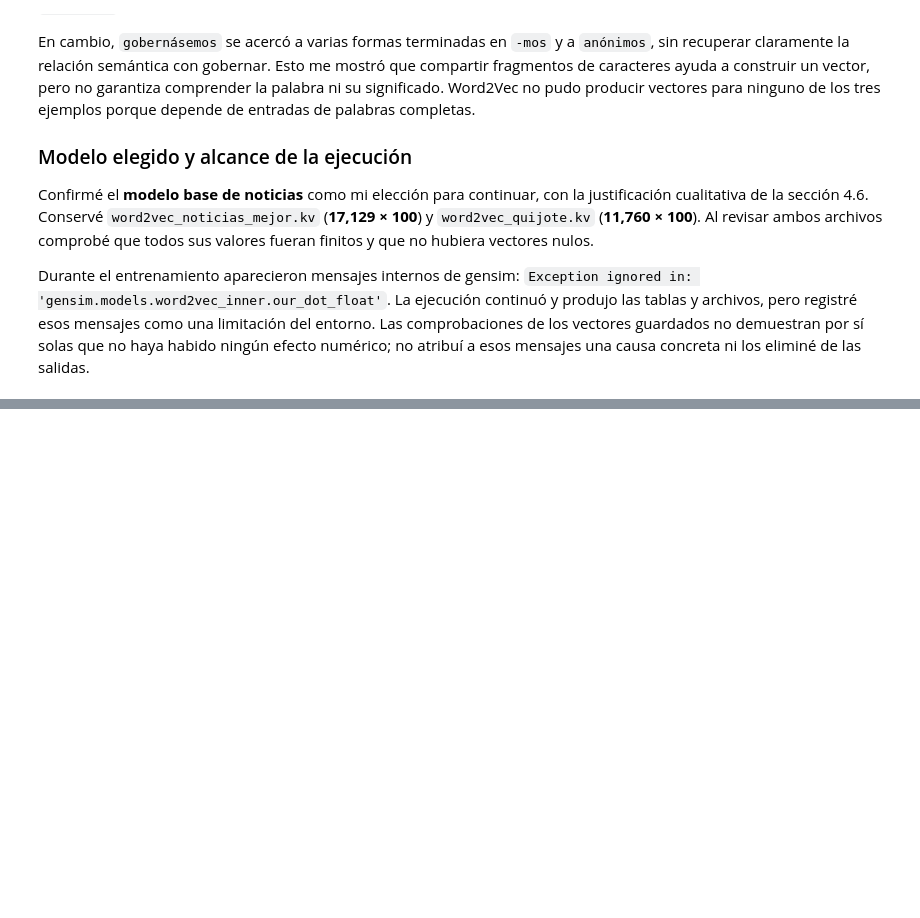
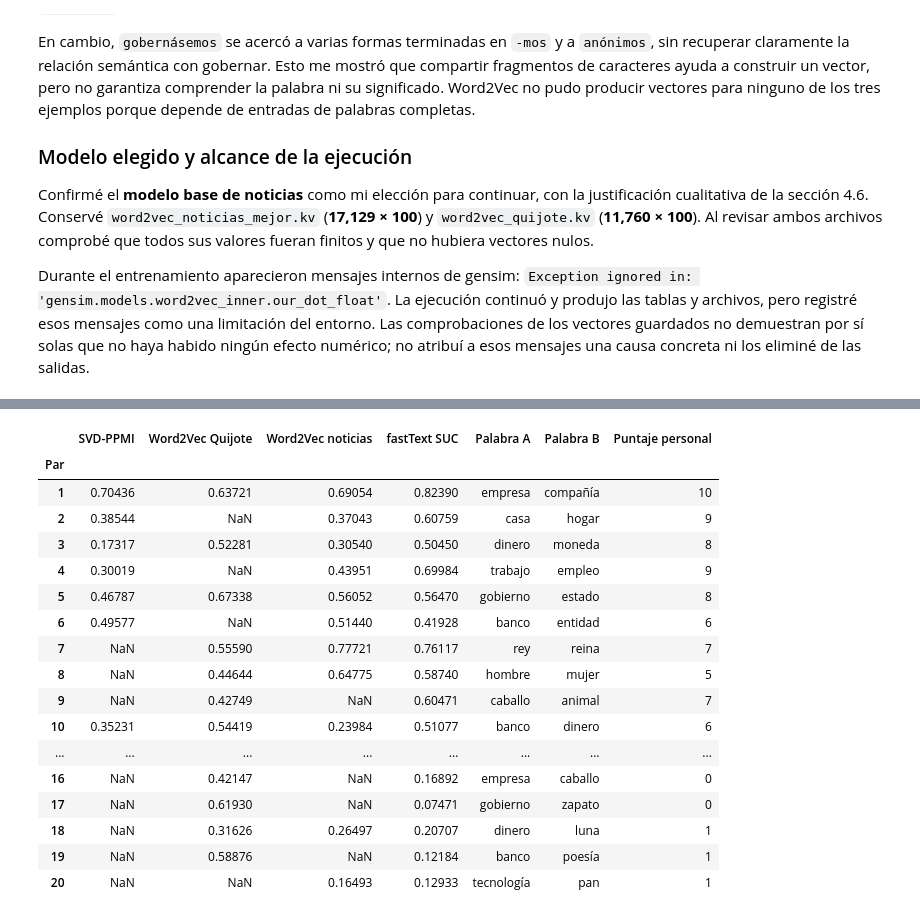
Before and after one commit to Jtanchezz/NLP, a Jupyter notebook: Lab9/lab9.ipynb, the cells around one changed output, grey strips where cells are left out. Saved outputs shown, nothing was run; the diff lists cells and outputs as text; code cells hidden in the pictures; blank space fills up the shorter version.

```diff
--- a/Lab9/lab9.ipynb
+++ b/Lab9/lab9.ipynb
@@ -1402,0 +1591,69 @@ Durante el entrenamiento aparecieron mensajes internos de gensim: `Exception ign
+# %%
+gold_similitud = pd.DataFrame([
+    ("empresa", "compañía", 10, "Muy parecidas"),
+    ("casa", "hogar", 9, "Muy parecidas"),
+    ("dinero", "moneda", 8, "Muy parecidas"),
+    ("trabajo", "empleo", 9, "Muy parecidas"),
+    ("gobierno", "estado", 8, "Muy parecidas"),
+    ("banco", "entidad", 6, "Relacionadas"),
+    ("rey", "reina", 7, "Relacionadas"),
+    ("hombre", "mujer", 5, "Relacionadas"),
+    ("caballo", "animal", 7, "Relacionadas"),
+    ("banco", "dinero", 6, "Relacionadas"),
+    ("gobierno", "ley", 6, "Relacionadas"),
+    ("mercado", "economía", 7, "Relacionadas"),
+    ("tecnología", "innovación", 7, "Relacionadas"),
+    ("empresa", "mercado", 5, "Relacionadas"),
+    ("casa", "familia", 5, "Relacionadas"),
+    ("empresa", "caballo", 0, "Sin relación directa"),
+    ("gobierno", "zapato", 0, "Sin relación directa"),
+    ("dinero", "luna", 1, "Sin relación directa"),
+    ("banco", "poesía", 1, "Sin relación directa"),
+    ("tecnología", "pan", 1, "Sin relación directa"),
+], columns=["Palabra A", "Palabra B", "Puntaje personal", "Grupo"])
+gold_similitud.index = pd.RangeIndex(1, 21, name="Par")
+display(gold_similitud)
+
+filas_gold = []
+for id_par, fila in gold_similitud.iterrows():
+    a, b = fila["Palabra A"], fila["Palabra B"]
+    for nombre, modelo in modelos_seccion5.items():
+        faltantes = [p for p in (a, b) if p not in modelo.key_to_index]
+        filas_gold.append({
+            "Par": id_par, "Modelo": nombre, "Palabra A": a, "Palabra B": b,
+            "Puntaje personal": fila["Puntaje personal"],
+            "Coseno": coseno(modelo[a], modelo[b]) if not faltantes else np.nan,
+            "Cubierto": not faltantes, "Palabras OOV": ", ".join(faltantes),
+        })
+resultados_gold = pd.DataFrame(filas_gold)
+
+
+def spearman_seguro(datos):
+    if len(datos) < 3 or datos["Puntaje personal"].nunique() < 2 or datos["Coseno"].nunique() < 2:
+        return np.nan
+    return float(spearmanr(datos["Puntaje personal"], datos["Coseno"]).statistic)
+
+
+pares_gold_comunes = resultados_gold.groupby("Par")["Cubierto"].all()
+ids_gold_comunes = pares_gold_comunes[pares_gold_comunes].index
+filas_spearman = []
+for nombre, grupo in resultados_gold.groupby("Modelo", sort=False):
+    cubiertos = grupo[grupo["Cubierto"]]
+    comunes = grupo[grupo["Par"].isin(ids_gold_comunes)]
+    filas_spearman.append({
+        "Modelo": nombre, "Pares evaluados": len(cubiertos),
+        "Pares OOV": int((~grupo["Cubierto"]).sum()),
+        "Spearman (cobertura propia)": spearman_seguro(cubiertos),
+        "Pares comunes": len(comunes),
+        "Spearman (pares comunes)": spearman_seguro(comunes),
+    })
+resumen_spearman = pd.DataFrame(filas_spearman)
+display(resultados_gold.pivot(index="Par", columns="Modelo", values="Coseno").join(
+    gold_similitud[["Palabra A", "Palabra B", "Puntaje personal"]]
+).round(5))
+display(resumen_spearman.round(5))
+print("Pares con cobertura en todos los modelos:", list(ids_gold_comunes))
+print("Pares excluidos por modelo:")
+display(resultados_gold.loc[~resultados_gold["Cubierto"],
+    ["Modelo", "Par", "Palabra A", "Palabra B", "Palabras OOV"]])
+# %% [output]
@@ -1402,0 +1678,18 @@ Durante el entrenamiento aparecieron mensajes internos de gensim: `Exception ign
+|  | SVD-PPMI | Word2Vec Quijote | Word2Vec noticias | fastText SUC | Palabra A | Palabra B | Puntaje personal |
+| Par |  |  |  |  |  |  |  |
+| 1 | 0.70436 | 0.63721 | 0.69054 | 0.82390 | empresa | compañía | 10 |
+| 2 | 0.38544 | NaN | 0.37043 | 0.60759 | casa | hogar | 9 |
+| 3 | 0.17317 | 0.52281 | 0.30540 | 0.50450 | dinero | moneda | 8 |
+| 4 | 0.30019 | NaN | 0.43951 | 0.69984 | trabajo | empleo | 9 |
+| 5 | 0.46787 | 0.67338 | 0.56052 | 0.56470 | gobierno | estado | 8 |
+| 6 | 0.49577 | NaN | 0.51440 | 0.41928 | banco | entidad | 6 |
+| 7 | NaN | 0.55590 | 0.77721 | 0.76117 | rey | reina | 7 |
+| 8 | NaN | 0.44644 | 0.64775 | 0.58740 | hombre | mujer | 5 |
+| 9 | NaN | 0.42749 | NaN | 0.60471 | caballo | animal | 7 |
+| 10 | 0.35231 | 0.54419 | 0.23984 | 0.51077 | banco | dinero | 6 |
+| ... | ... | ... | ... | ... | ... | ... | ... |
+| 16 | NaN | 0.42147 | NaN | 0.16892 | empresa | caballo | 0 |
+| 17 | NaN | 0.61930 | NaN | 0.07471 | gobierno | zapato | 0 |
+| 18 | NaN | 0.31626 | 0.26497 | 0.20707 | dinero | luna | 1 |
+| 19 | NaN | 0.58876 | NaN | 0.12184 | banco | poesía | 1 |
+| 20 | NaN | NaN | 0.16493 | 0.12933 | tecnología | pan | 1 |
```
Also changed, not shown: parts of 19 cells of this notebook.
